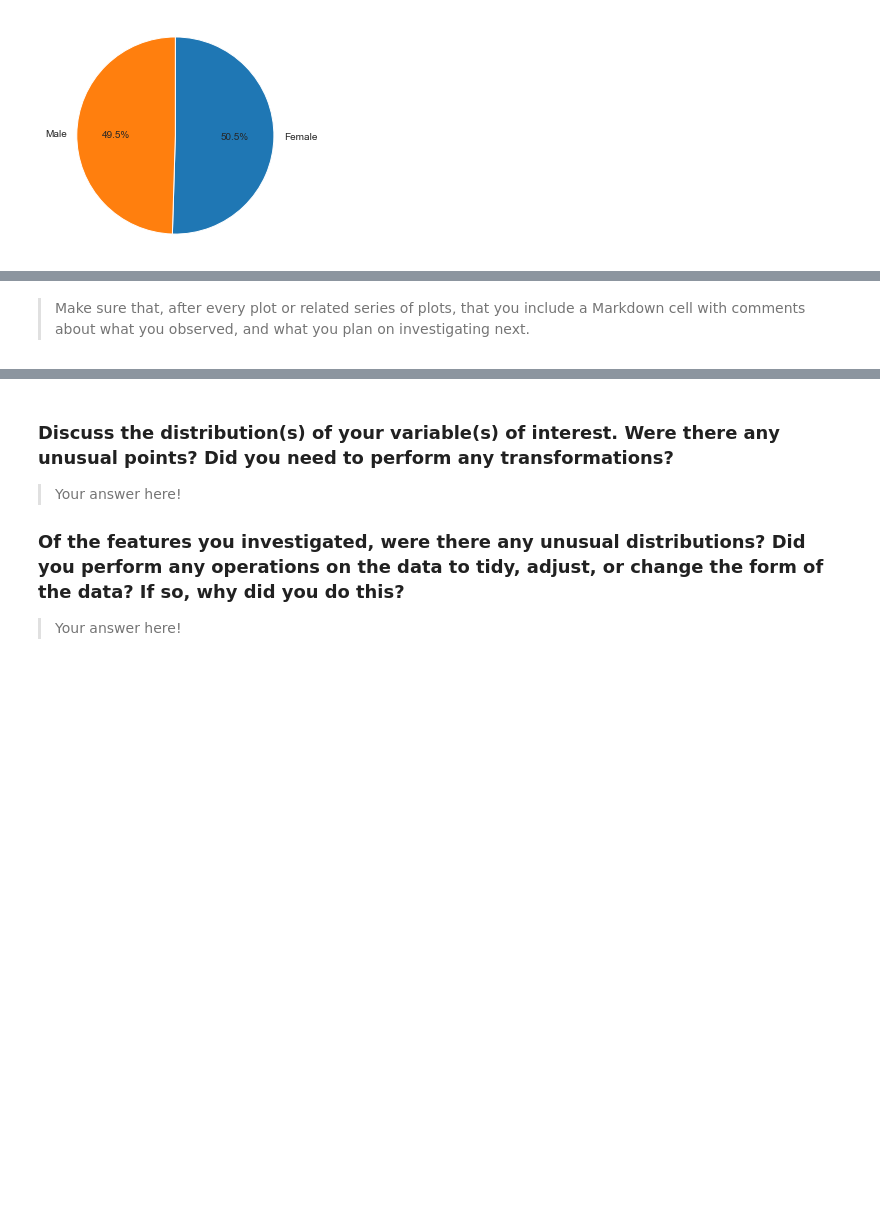
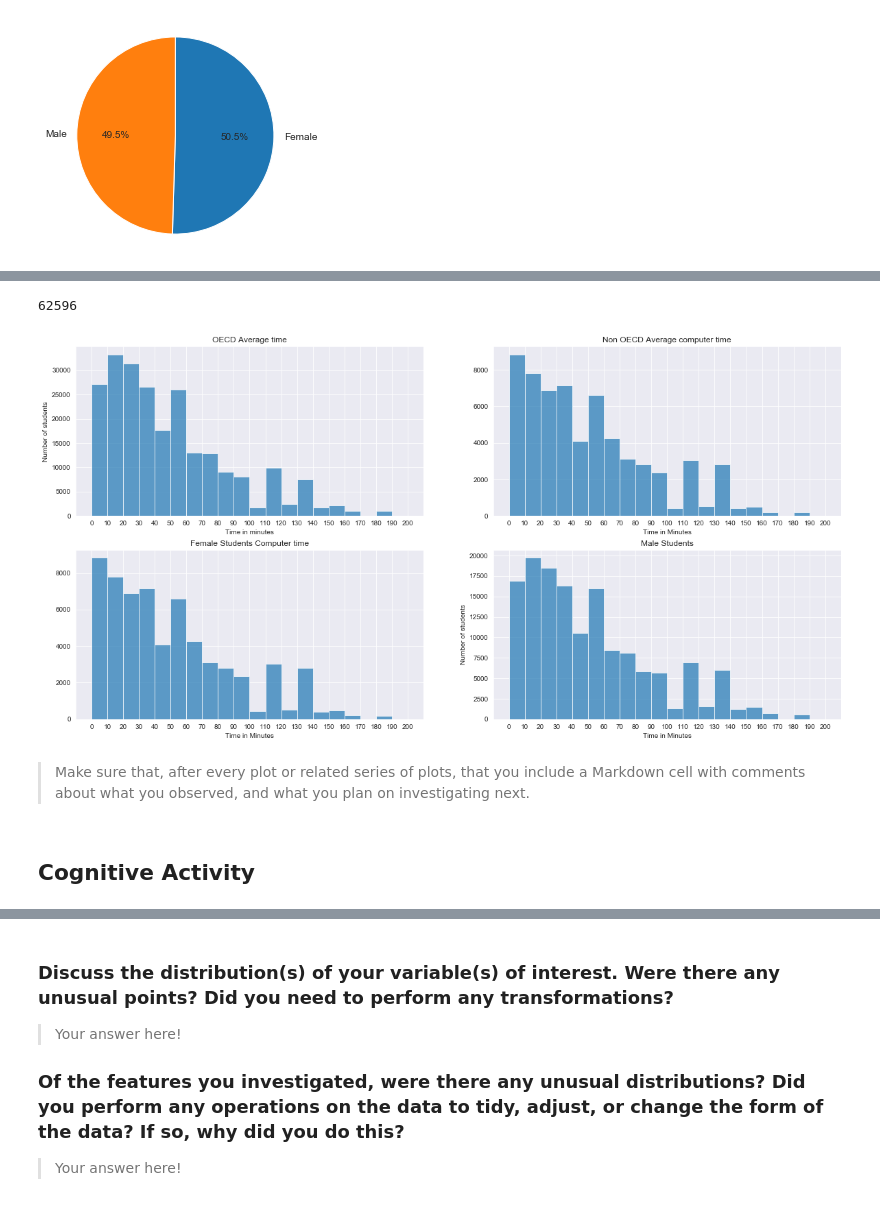
Before and after one commit to gwizamaryse/communicate-data-finding, a Jupyter notebook: exploration_PISA.ipynb, the cells around one changed output, grey strips where cells are left out. Saved outputs shown, nothing was run; the diff lists cells and outputs as text; code cells hidden in the pictures; blank space fills up the shorter version.

```diff
--- a/exploration_PISA.ipynb
+++ b/exploration_PISA.ipynb
@@ -295,4 +393,53 @@ df_cognition['OECD'].max()
+# %%
+Non_OECD_PC = Non_OECD['Computer_time'].dropna()
+Non_OECD_PC.count()
+# %% [output]
+62596
+# %%
+# df_cognition['Computer_time'].hist();
+# plt.title("computer time")
+# plt.xlabel("Time in Minutes")
+# plt.ylabel("number of students");
+
+############### utilise ces bar rapprochee pour OECD and non_OECD
+
+plt.figure(figsize = [20, 10])
+
+bins_hist = np.arange(0,210, 10)
+# 1st row
+plt.subplot(2, 2, 1)
+plt.hist(OECD['Computer_time'], bins = bins_hist, alpha = 0.7);
+plt.xticks(bins_hist)
+plt.ylabel('Number of students')
+plt.title("OECD Average time");
+plt.xlabel('Time in minutes');
+
+
+plt.subplot(2, 2, 2)
+plt.hist(Non_OECD['Computer_time'], bins = bins_hist,  alpha = 0.7);
+plt.xticks(bins_hist)
+plt.xlabel('Time in Minutes');
+plt.title("Non OECD Average computer time");
+
+# 2nd row
+plt.subplot(2, 2, 3)
+plt.hist(Non_OECD_PC, bins = bins_hist, alpha = 0.7);
+plt.xticks(bins_hist)
+plt.xlabel('Time in Minutes');
+plt.title("Female Students Computer time");
+
+
+plt.subplot(2, 2, 4)
+plt.hist(male['Computer_time'], bins = bins_hist, alpha = 0.7);
+plt.xticks(bins_hist)
+plt.xlabel('Time in Minutes');
+plt.ylabel('Number of students')
+plt.title("Male Students");
+# %% [output]
+[figure, added]
 # %% [markdown]
 > Make sure that, after every plot or related series of plots, that you
 include a Markdown cell with comments about what you observed, and what
 you plan on investigating next.
+# %% [markdown]
+## Cognitive Activity
```
Also changed, not shown: parts of 24 cells of this notebook, 1 other file.
